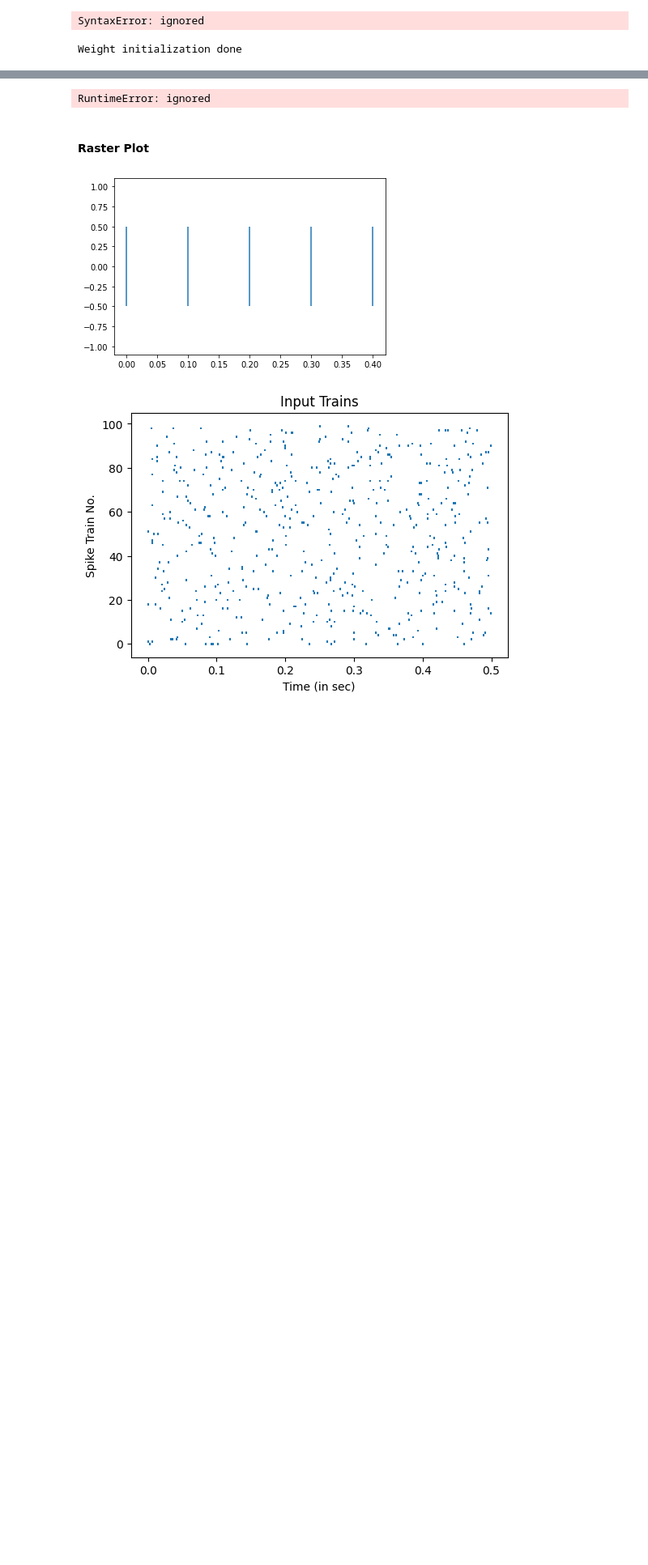
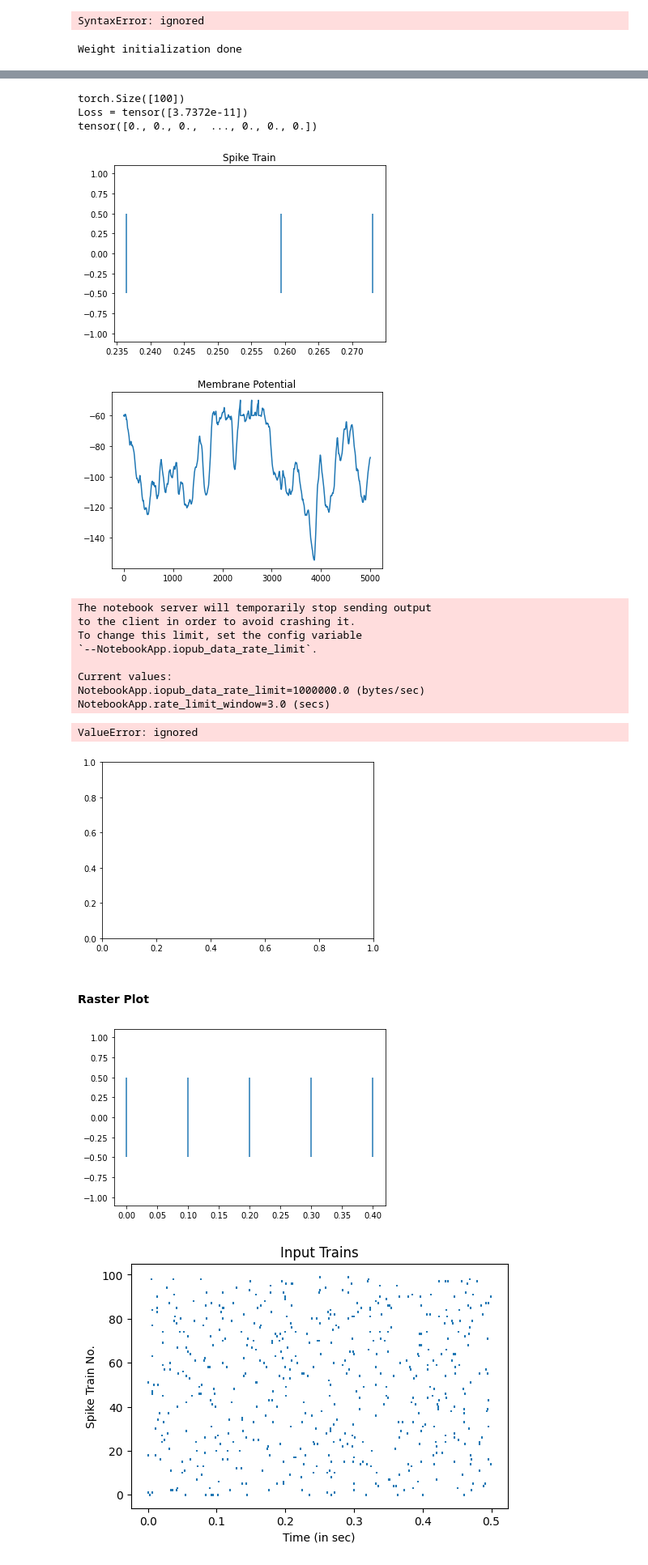
Before and after one commit to divyanshgupt/Unreliable-Transmission, a Jupyter notebook: Superspike implementation.ipynb, the cells around one changed output, grey strips where cells are left out. Shown at 81% size. Drawn from its saved outputs; the diff is of its cells as text; code cells hidden in the pictures; blank space fills up the shorter version.

Commit message:
got our neuron to spike

```diff
--- a/Superspike implementation.ipynb
+++ b/Superspike implementation.ipynb
@@ -27,7 +27,7 @@ dtype = torch.float
 device = torch.device("cpu")
 
 # Uncomment the line below to run on GPU
-device = torch.device("cuda:0")
+#device = torch.device("cuda:0")
 # %% [markdown]
 ### Network Architecture (Zenke)
 
@@ -471,8 +479,8 @@ nb_steps = 5000
 timestep_size = 1e-4 # 0.1 msec timesteps
 # %%
 # LIF Neuron Model Parameters
-args = {'thres': 1,
-        'U_rest': -60,
+args = {'thres': -50,
+        'u_rest': -60,
         'tau_mem': 1e-2,
         'tau_syn': 5e-3,
         'tau_ref': 5e-3,
@@ -485,7 +493,7 @@ args = {'thres': 1,
 tau_syn = args['tau_syn']
 tau_mem = args['tau_mem']
 
-alpha = float(torch.exp(-timestep_size/tau_syn))
-beta = float(torch.exp(-timestep_size/tau_mem))
+alpha = float(np.exp(-timestep_size/tau_syn))
+beta = float(np.exp(-timestep_size/tau_mem))
 print(type(beta))
 # %% [output]
@@ -502,7 +510,7 @@ SyntaxError: ignored
 # %%
 #@title Input Spike Trains
 
-spk_freq = 10 # not sure about this, but assuming it since the paper
+spk_freq = 100 # not sure about this, but assuming it since the paper
 # uses 10 Hz frequency as the target output frequency (actually
 # 5 equidistant spikes over 500 ms)
 
@@ -526,9 +541,13 @@ Weight initialization done
 # %%
-mem = torch.zeros(nb_outputs, device=device, dtype=dtype)
+
+thres = args['thres']
+u_rest = args['u_rest']
+
+mem = u_rest * torch.ones(nb_outputs, device=device, dtype=dtype)
 syn = torch.zeros(nb_outputs, device=device, dtype=dtype)
 
-epochs = 10
-thres = args['thres']
+epochs = 1
+
 
 loss_rec = []
 for i in tqdm(range(epochs)):
@@ -547,32 +566,47 @@ for i in tqdm(range(epochs)):
   out_spks = torch.zeros(nb_steps, device=device, dtype=dtype)
 
   last_presynaptic_traces = [torch.zeros(nb_inputs, device=device, dtype=dtype),
-                             torch.zeros(nb_inputs, device=device, dtype=dtype)],
+                             torch.zeros(nb_inputs, device=device, dtype=dtype)]
   last_eligibility_traces = [torch.zeros(nb_inputs, device=device, dtype=dtype),
                              torch.zeros(nb_inputs, device=device, dtype=dtype)] # not sure about the shape here, might have to recheck
 
   last_error_values = [torch.zeros(nb_inputs, device=device, dtype=dtype),
                             torch.zeros(nb_inputs, device=device, dtype=dtype)]
+
+  reset = 0
   for t in range(nb_steps):
 
-    weighted_inp = input_trains[:, t] * weights
+    weighted_inp = torch.sum(input_trains[:, t] * weights)
 
     out = spike_fn(mem, thres)
-    reset = out
 
     spk_rec.append(out)
     mem_rec.append(mem)
 
+
+    # refractory period = 5 ms = 50 timesteps of 0.1 ms each
+    if t < 50:
+      if 1 in spk_rec:
+        reset = 1
+        print("Reseting membrane potential to resting value")
+    elif 1 in spk_rec[-50:]:
+      reset = 1
+    else:
+      reset = 0
+
+
     new_syn = alpha*syn + weighted_inp
-    new_mem = (beta*mem + syn*(1 - beta))*(1 - reset)
+    new_mem = (beta*mem + syn*(1 - beta) + u_rest*(1 - beta))*(1 - reset) + (reset * u_rest)
 
     mem = new_mem
+    syn = new_syn
     # compute presynaptic traces
     presynaptic_traces = presynaptic_trace(last_presynaptic_traces[0],
                                            last_presynaptic_traces[1],
                                            input_trains[:, t], args)
 
     last_presynaptic_traces = presynaptic_traces
+    pre_trace_rec.append(presynaptic_traces[1])
     ##pre_trace_rec.append(presynaptic_traces)
 
     # evaluate hebbian coincidence and synaptic eligibility traces
@@ -588,39 +622,63 @@ for i in tqdm(range(epochs)):
                                      hebbian, args)
 
     last_eligibility_traces = synaptic_eligibility
-
+    eligibility_rec.append(synaptic_eligibility[1])
 
     error = error_signal2(last_error_values[0], last_error_values[1],
                           out, target[t], args)
 
     last_error_values = error
     # for minibatching weight updates in time
   #  print("Error shape:", error[1].shape)
   #  print("Eligibility Shape:", synaptic_eligibility[1].shape)
 
     m += error[1] * synaptic_eligibility[1]
 
   #  print("\n")
   print(m.shape)
   weights += m
   spk_rec = torch.stack(spk_rec, dim=0)
   loss = van_rossum_loss(spk_rec, target, args)
   print("Loss =", loss)
   loss_rec.append(loss)
 
 
   spk_rec = torch.flatten(spk_rec)
-  print(spk_rec)
+  print("Spike train:", spk_rec)
 
   plot_single_train(spk_rec, nb_steps, timestep_size)
+  plt.title("Spike Train")
   plt.show()
+
+  plt.plot(mem_rec)
+  plt.title("Membrane Potential")
+  plt.show()
+
+ # print(eligibility_rec.type)
+  print(eligibility_rec)
+  plt.plot(eligibility_rec)
+  plt.title("Eligibility Trace")
 
 print(loss_rec)
 
 
 plt.plot(loss_rec)
 # %% [output]
-RuntimeError: ignored
+torch.Size([100])
+Loss = tensor([3.7372e-11])
+tensor([0., 0., 0.,  ..., 0., 0., 0.])
+[figure, added]
+[figure, added]
+The notebook server will temporarily stop sending output
+to the client in order to avoid crashing it.
+To change this limit, set the config variable
+`--NotebookApp.iopub_data_rate_limit`.
+
+Current values:
+NotebookApp.iopub_data_rate_limit=1000000.0 (bytes/sec)
+NotebookApp.rate_limit_window=3.0 (secs)
+ValueError: ignored
+[figure, added]
 # %% [markdown]
 #### Raster Plot
 # %%
```
Also changed, not shown: parts of 7 cells of this notebook.
